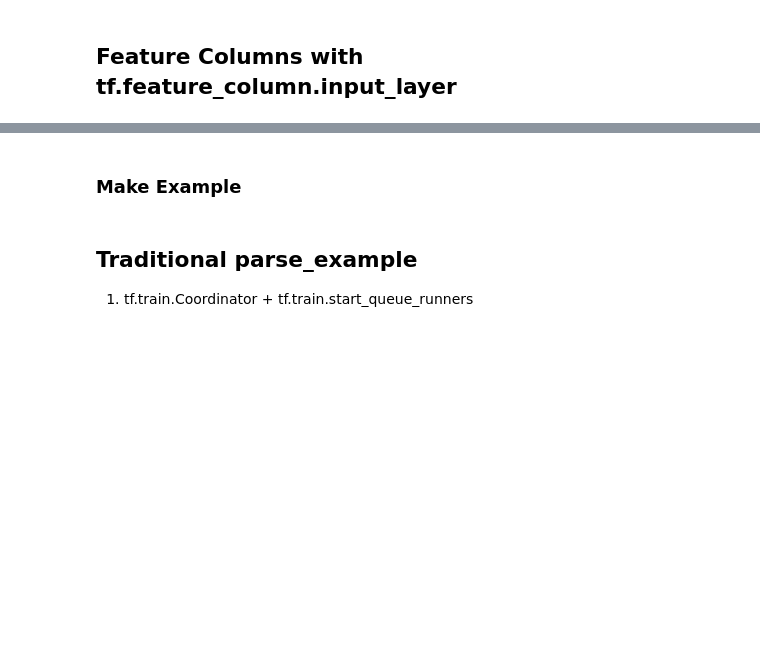
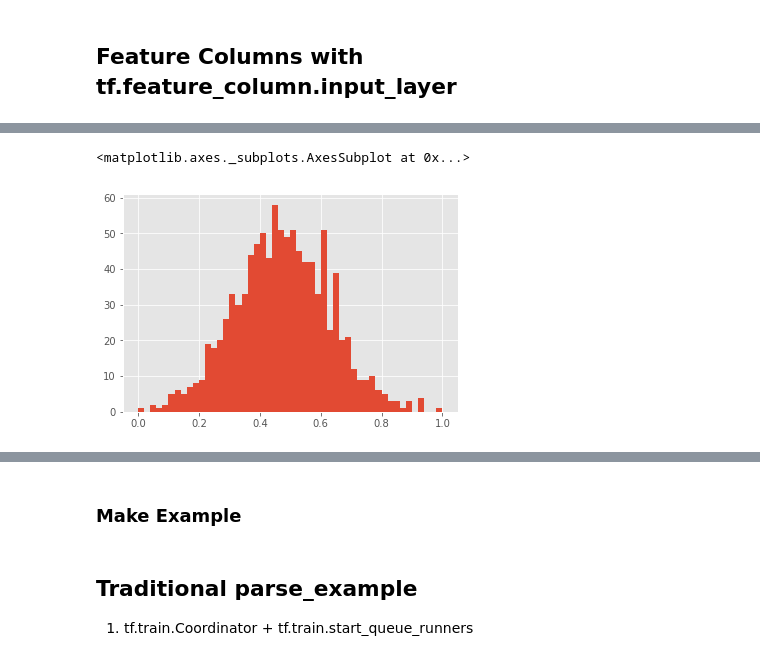
Before and after one commit to GaryChenCloudMile/recomm_prod, a Jupyter notebook: reco_mf_dnn/preproc.ipynb, the cells around one changed output, grey strips where cells are left out. Cells and saved outputs as stored; diff of their text form; code cells hidden in the pictures; blank space fills up the shorter version.

```diff
--- a/reco_mf_dnn/preproc.ipynb
+++ b/reco_mf_dnn/preproc.ipynb
@@ -246,0 +243,6 @@ a.head()
+# %%
+a = pd.Series(minmax_scale(np.random.normal(0, 1, size=1000)))
+a.hist(bins=50)
+# %% [output]
+<matplotlib.axes._subplots.AxesSubplot at 0x...>
+[figure, added]
```
Also changed, not shown: parts of 16 cells of this notebook, 2 other files.
